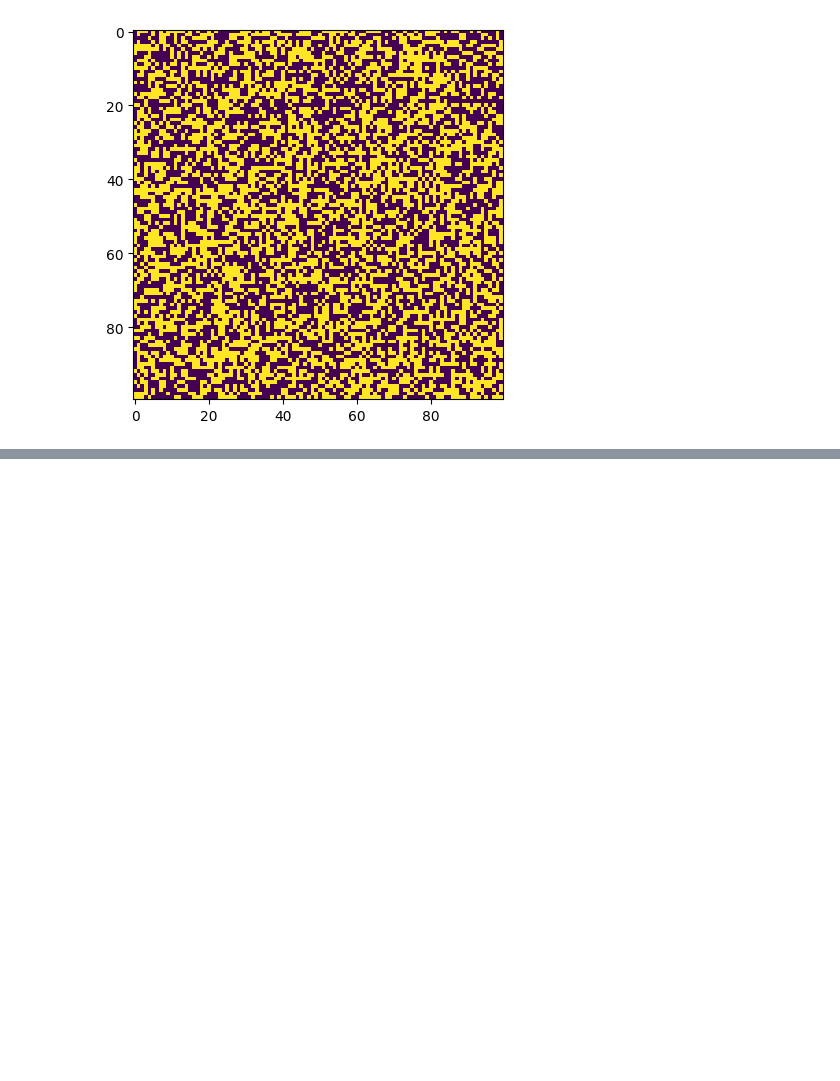
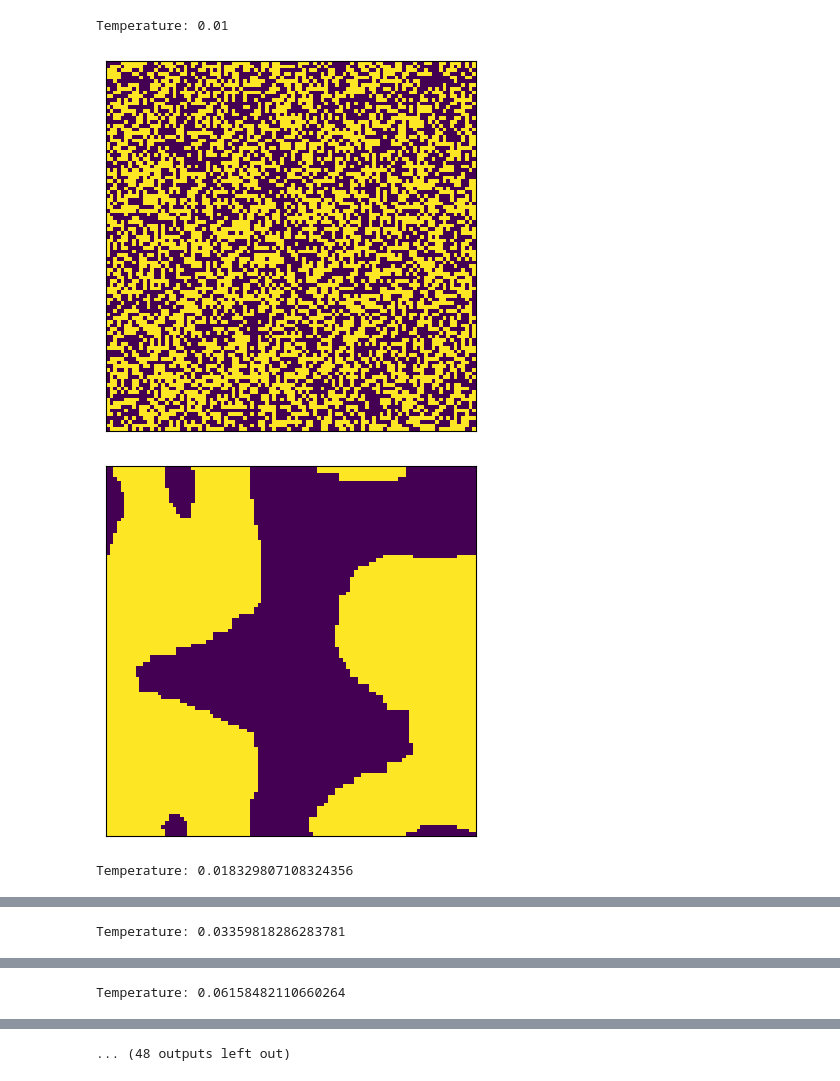
Before and after one commit to ekellum6/IsingModel, a Jupyter notebook: Ising-Model-2.ipynb, the cells around one changed output, grey strips where cells are left out. Drawn from its saved outputs; the diff is of its cells as text; code cells hidden in the pictures; blank space fills up the shorter version.

```diff
--- a/Ising-Model-2.ipynb
+++ b/Ising-Model-2.ipynb
@@ -65,5 +85,17 @@ np.float64(-0.000552)
 # %%
-plt.imshow(s_t[0])
-plt.show()
+#Plot Spin Configurations
+for i_T in range(Nt):
+    print(f'Temperature: {Temps[i_T]}')
+    plt.imshow(s_T[i_T][0])
+    plt.xticks([]);
+    plt.yticks([]);
+    plt.show()
+    plt.imshow(s_T[i_T][1])
+    plt.xticks([]);
+    plt.yticks([]);
+    plt.show()
 # %% [output]
+Temperature: 0.01
-[figure, old version]
+[figure, new version]
+[figure, added]
+Temperature: 0.018329807108324356
@@ -69,0 +104 @@ plt.show()
+Temperature: 0.03359818286283781
@@ -69,0 +107 @@ plt.show()
+Temperature: 0.06158482110660264
@@ -69,0 +110 @@ plt.show()
+... (48 outputs left out)
```
Also changed, not shown: parts of 6 cells of this notebook, 1 other file.
